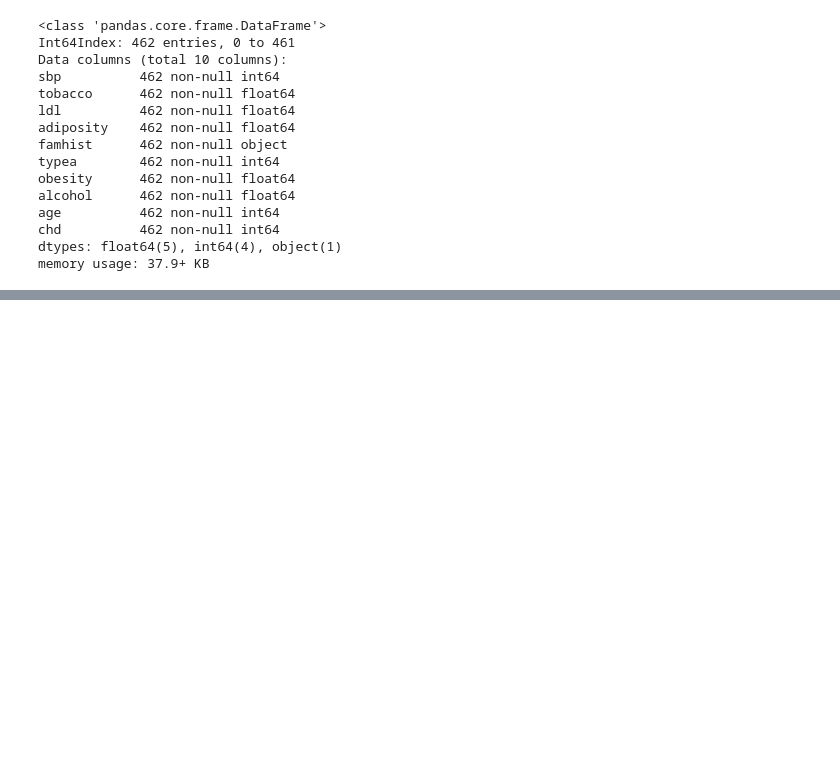
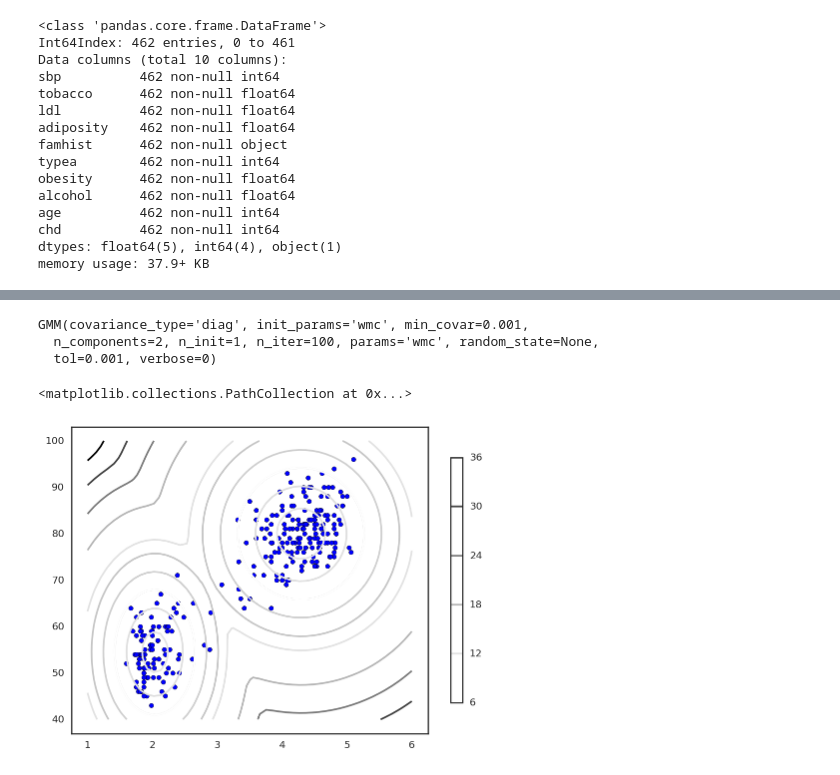
Before and after one commit to AI-Stuff/Various-Machine-Learning-bits, a Jupyter notebook: Gaussian.Mixture.Models.ipynb, the cells around one changed output, grey strips where cells are left out. Drawn from its saved outputs; the diff is of its cells as text; code cells hidden in the pictures; blank space fills up the shorter version.

```diff
--- a/Gaussian.Mixture.Models.ipynb
+++ b/Gaussian.Mixture.Models.ipynb
@@ -94,0 +122,27 @@ for ax in fig.axes:
+# %%
+mixm2 = GMM(n_components=2)
+mixm2.fit(faithful)
+# %% [output]
+GMM(covariance_type='diag', init_params='wmc', min_covar=0.001,
+  n_components=2, n_init=1, n_iter=100, params='wmc', random_state=None,
+  tol=0.001, verbose=0)
+# %%
+from matplotlib.colors import LogNorm
+
+x = np.linspace(1, 6)
+y = np.linspace(40, 100)
+X, Y = np.meshgrid(x, y)
+XX = np.array([X.ravel(), Y.ravel()]).T
+Z = -mixm2.score_samples(XX)[0]
+Z = Z.reshape(X.shape)
+
+CS = plt.contour(X, Y, Z, norm=LogNorm(vmin=1.0, vmax=1000.0),
+                 levels=np.logspace(0, 1, 10))
+
+CS = plt.contour(X, Y, Z)
+
+CB = plt.colorbar(CS, shrink=0.8, extend='both')
+plt.scatter(faithful.eruptions, faithful.waiting)
+# %% [output]
+<matplotlib.collections.PathCollection at 0x...>
+[figure, added]
```
Also changed, not shown: parts of 10 cells of this notebook, 2 other files.
